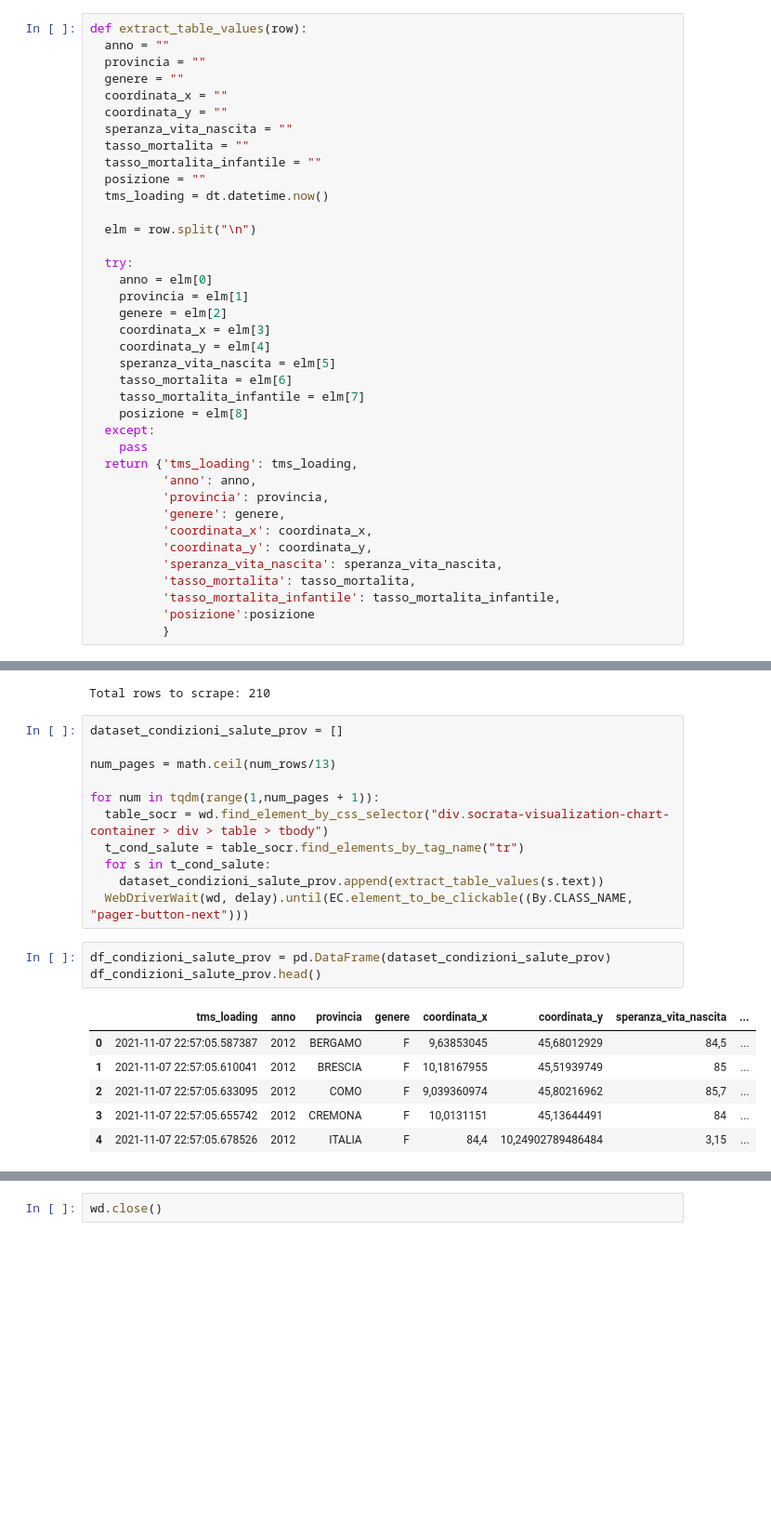
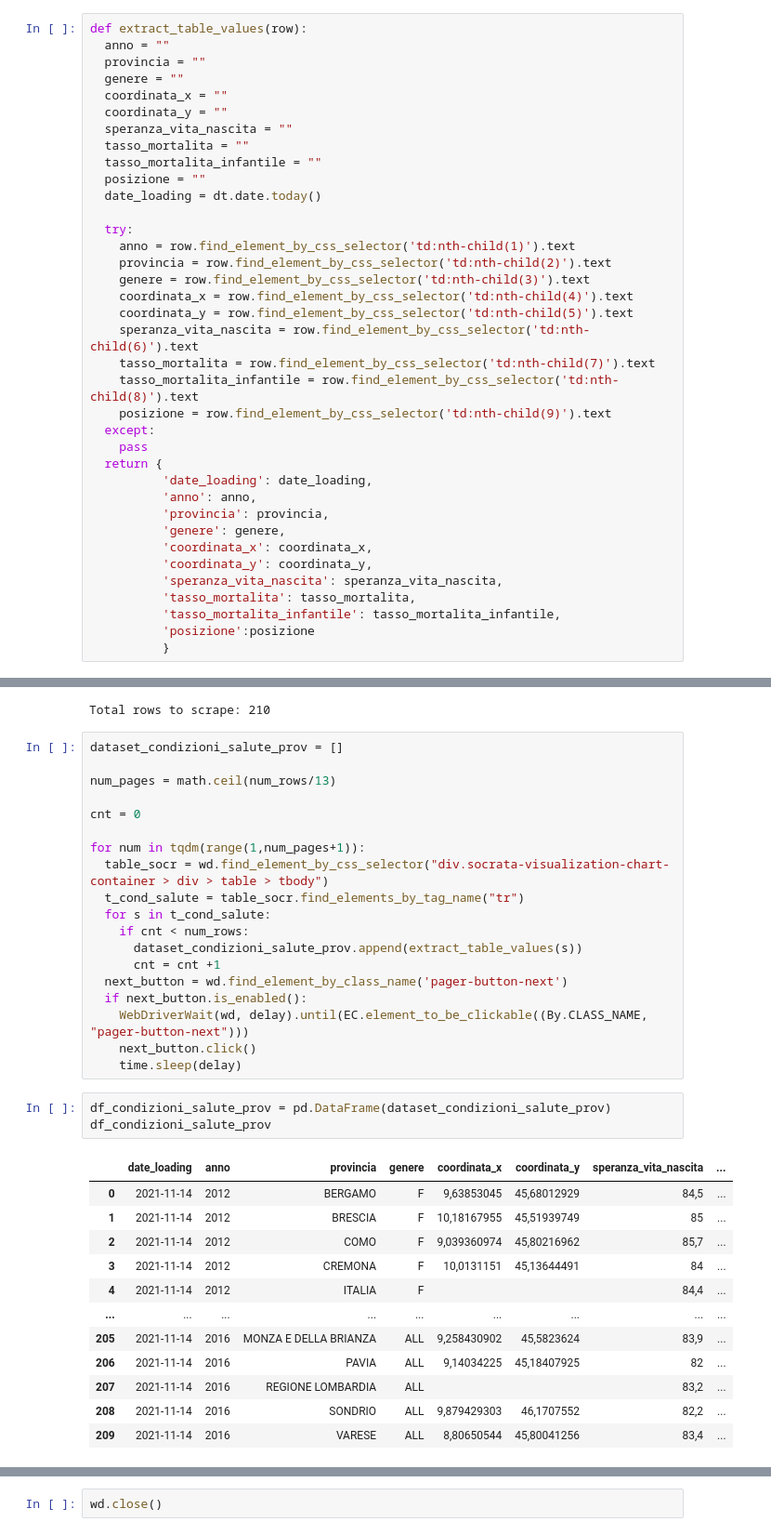
Before and after one commit to PythonBiellaGroup/ModernDataEngineering, a Jupyter notebook: Sanità_Lombardia.ipynb, the cells around one changed output, grey strips where cells are left out. Shown: that part at 93% size. Drawn from its saved outputs; the diff is of its cells as text; blank space fills up the shorter version.

```diff
--- a/Sanità_Lombardia.ipynb
+++ b/Sanità_Lombardia.ipynb
@@ -144,23 +427,22 @@ def extract_table_values(row):
   tasso_mortalita = ""
   tasso_mortalita_infantile = ""
   posizione = ""
-  tms_loading = dt.datetime.now()
-
-  elm = row.split("\n")
+  date_loading = dt.date.today()
 
   try:
-    anno = elm[0]
-    provincia = elm[1]
-    genere = elm[2]
-    coordinata_x = elm[3]
-    coordinata_y = elm[4]
-    speranza_vita_nascita = elm[5]
-    tasso_mortalita = elm[6]
-    tasso_mortalita_infantile = elm[7]
-    posizione = elm[8]
+    anno = row.find_element_by_css_selector('td:nth-child(1)').text
+    provincia = row.find_element_by_css_selector('td:nth-child(2)').text
+    genere = row.find_element_by_css_selector('td:nth-child(3)').text
+    coordinata_x = row.find_element_by_css_selector('td:nth-child(4)').text
+    coordinata_y = row.find_element_by_css_selector('td:nth-child(5)').text
+    speranza_vita_nascita = row.find_element_by_css_selector('td:nth-child(6)').text
+    tasso_mortalita = row.find_element_by_css_selector('td:nth-child(7)').text
+    tasso_mortalita_infantile = row.find_element_by_css_selector('td:nth-child(8)').text
+    posizione = row.find_element_by_css_selector('td:nth-child(9)').text
   except:
     pass
-  return {'tms_loading': tms_loading,
+  return {
+          'date_loading': date_loading,
           'anno': anno,
           'provincia': provincia,
           'genere': genere,
@@ -182,19 +464,33 @@ dataset_condizioni_salute_prov = []
 
 num_pages = math.ceil(num_rows/13)
 
-for num in tqdm(range(1,num_pages + 1)):
+cnt = 0
+
+for num in tqdm(range(1,num_pages+1)):
   table_socr = wd.find_element_by_css_selector("div.socrata-visualization-chart-container > div > table > tbody")
   t_cond_salute = table_socr.find_elements_by_tag_name("tr")
   for s in t_cond_salute:
-    dataset_condizioni_salute_prov.append(extract_table_values(s.text))
-  WebDriverWait(wd, delay).until(EC.element_to_be_clickable((By.CLASS_NAME, "pager-button-next")))
+    if cnt < num_rows:
+      dataset_condizioni_salute_prov.append(extract_table_values(s))
+      cnt = cnt +1
+  next_button = wd.find_element_by_class_name('pager-button-next')
+  if next_button.is_enabled():
+    WebDriverWait(wd, delay).until(EC.element_to_be_clickable((By.CLASS_NAME, "pager-button-next")))
+    next_button.click()
+    time.sleep(delay)
 # %%
 df_condizioni_salute_prov = pd.DataFrame(dataset_condizioni_salute_prov)
-df_condizioni_salute_prov.head()
+df_condizioni_salute_prov
 # %% [output]
-|  | tms_loading | anno | provincia | genere | coordinata_x | coordinata_y | speranza_vita_nascita | ... |
-| 0 | 2021-11-07 22:57:05.587387 | 2012 | BERGAMO | F | 9,63853045 | 45,68012929 | 84,5 | ... |
-| 1 | 2021-11-07 22:57:05.610041 | 2012 | BRESCIA | F | 10,18167955 | 45,51939749 | 85 | ... |
-| 2 | 2021-11-07 22:57:05.633095 | 2012 | COMO | F | 9,039360974 | 45,80216962 | 85,7 | ... |
-| 3 | 2021-11-07 22:57:05.655742 | 2012 | CREMONA | F | 10,0131151 | 45,13644491 | 84 | ... |
-| 4 | 2021-11-07 22:57:05.678526 | 2012 | ITALIA | F | 84,4 | 10,24902789486484 | 3,15 | ... |
+|  | date_loading | anno | provincia | genere | coordinata_x | coordinata_y | speranza_vita_nascita | ... |
+| 0 | 2021-11-14 | 2012 | BERGAMO | F | 9,63853045 | 45,68012929 | 84,5 | ... |
+| 1 | 2021-11-14 | 2012 | BRESCIA | F | 10,18167955 | 45,51939749 | 85 | ... |
+| 2 | 2021-11-14 | 2012 | COMO | F | 9,039360974 | 45,80216962 | 85,7 | ... |
+| 3 | 2021-11-14 | 2012 | CREMONA | F | 10,0131151 | 45,13644491 | 84 | ... |
+| 4 | 2021-11-14 | 2012 | ITALIA | F |  |  | 84,4 | ... |
+| ... | ... | ... | ... | ... | ... | ... | ... | ... |
+| 205 | 2021-11-14 | 2016 | MONZA E DELLA BRIANZA | ALL | 9,258430902 | 45,5823624 | 83,9 | ... |
+| 206 | 2021-11-14 | 2016 | PAVIA | ALL | 9,14034225 | 45,18407925 | 82 | ... |
+| 207 | 2021-11-14 | 2016 | REGIONE LOMBARDIA | ALL |  |  | 83,2 | ... |
+| 208 | 2021-11-14 | 2016 | SONDRIO | ALL | 9,879429303 | 46,1707552 | 82,2 | ... |
+| 209 | 2021-11-14 | 2016 | VARESE | ALL | 8,80650544 | 45,80041256 | 83,4 | ... |
```
Also changed, not shown: parts of 56 cells of this notebook, 4 other files.
